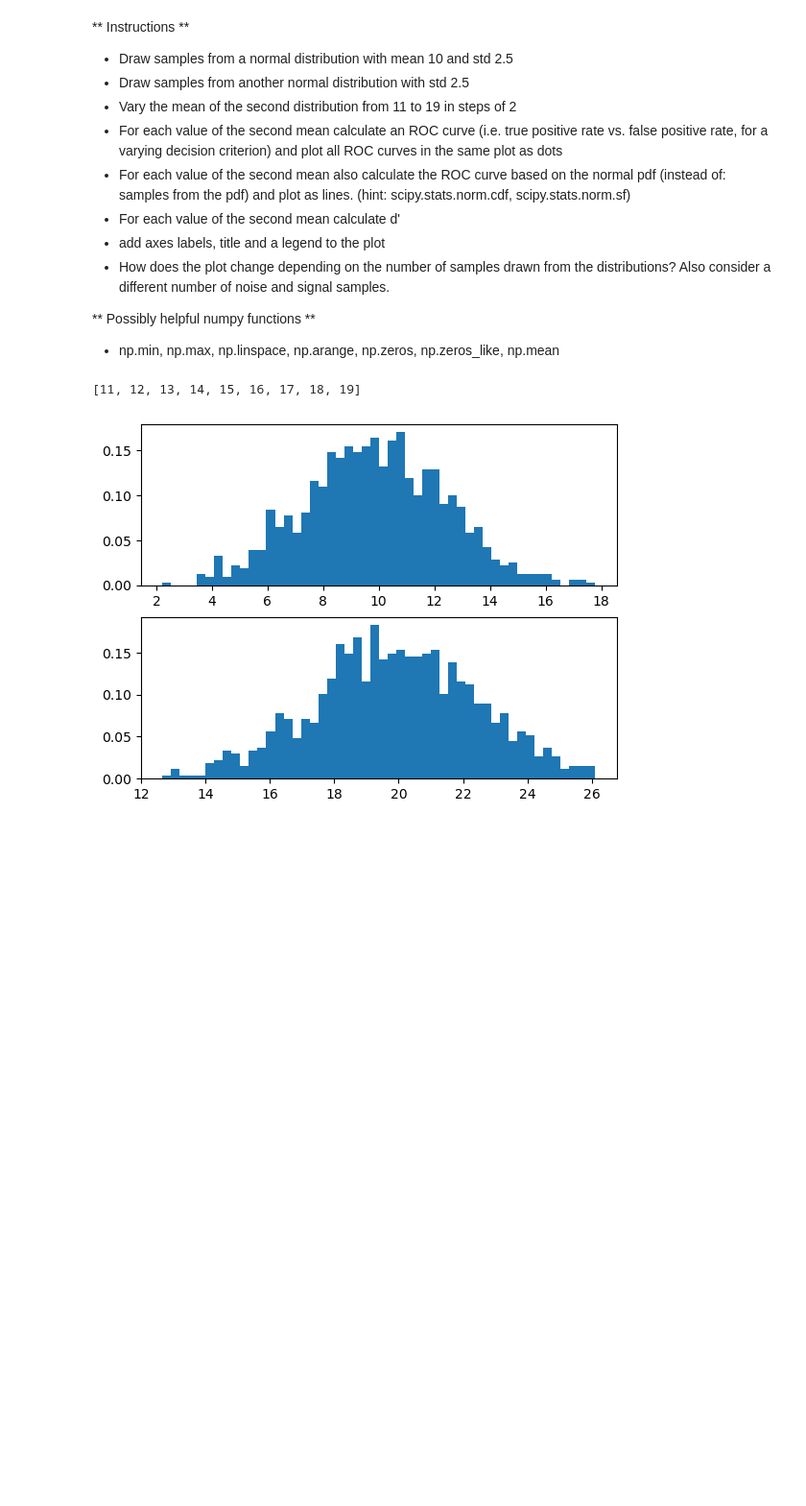
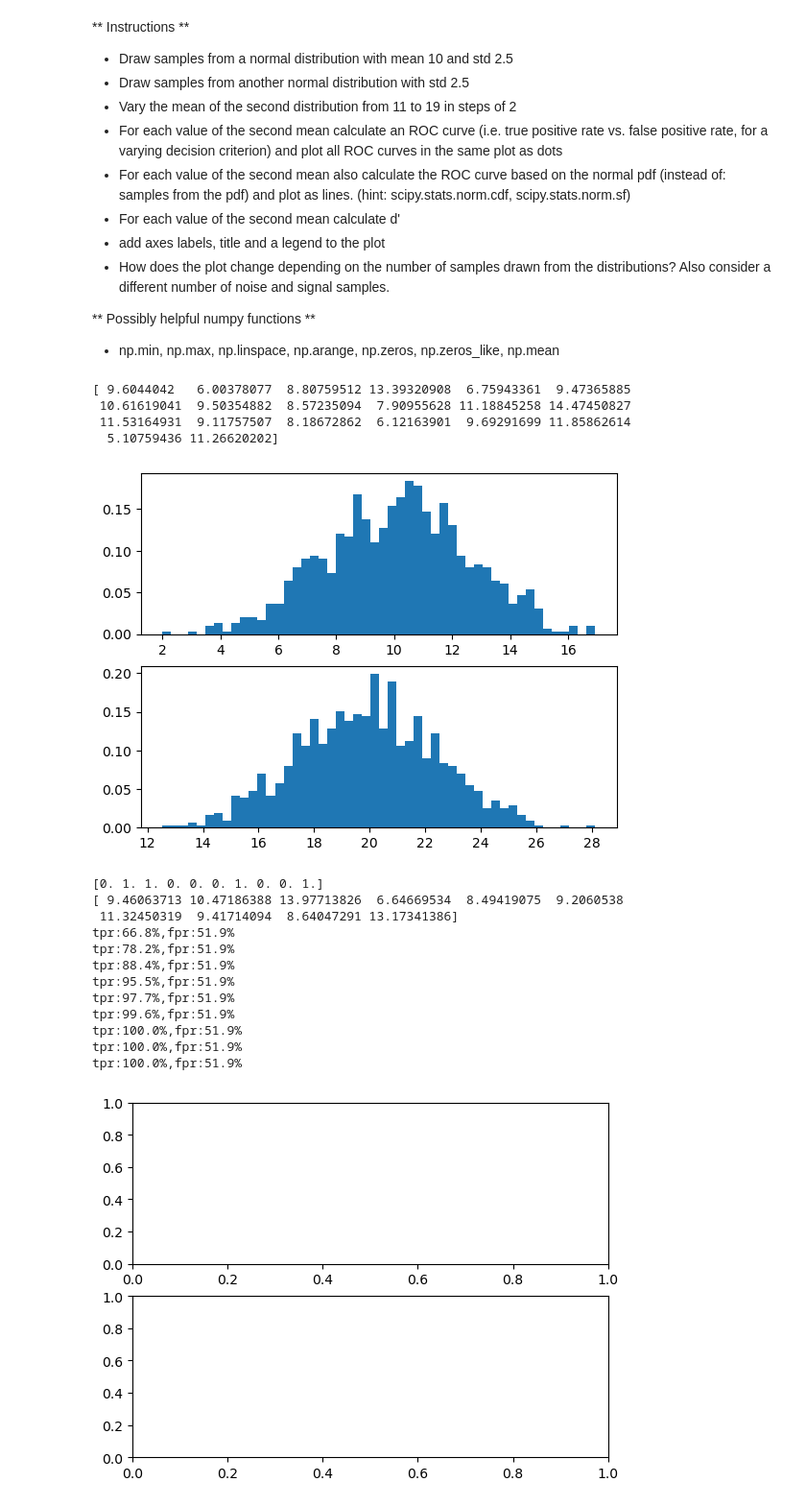
Before and after one commit to ejejeieei/CCNSS, a Jupyter notebook: ccnss2017_students-master/ccnss2017_students-master/module1/1_signal_detection_theory/signal_detection_theory.ipynb, the cells around one changed output. Shown at 96% size. Saved outputs shown, nothing was run; the diff lists cells and outputs as text; code cells hidden in the pictures; blank space fills up the shorter version.

```diff
--- a/ccnss2017_students-master/ccnss2017_students-master/module1/1_signal_detection_theory/signal_detection_theory.ipynb
+++ b/ccnss2017_students-master/ccnss2017_students-master/module1/1_signal_detection_theory/signal_detection_theory.ipynb
@@ -77,17 +81,69 @@ plt.show()
 
 ** Possibly helpful numpy functions **
 - np.min, np.max, np.linspace, np.arange, np.zeros, np.zeros_like, np.mean
-# %%
-a =  [i for i in range(20) if i > 10]
-a
-# %% [output]
-[11, 12, 13, 14, 15, 16, 17, 18, 19]
 # %%
 dis1 = np.random.normal(loc=10,scale=2.5,size=1000)
+print(dis1[:20])
 dis2 = np.random.normal(loc=20,scale=2.5,size=1000)
 _,axis = plt.subplots(2,1)
 axis[0].hist(dis1,bins=50,density=True)
 axis[1].hist(dis2,bins=50,density=True)
 plt.show()
 # %% [output]
+[ 9.6044042   6.00378077  8.80759512 13.39320908  6.75943361  9.47365885
+ 10.61619041  9.50354882  8.57235094  7.90955628 11.18845258 14.47450827
+ 11.53164931  9.11757507  8.18672862  6.12163901  9.69291699 11.85862614
+  5.10759436 11.26620202]
-[figure, old version]
+[figure, new version]
+# %%
+from sklearn.metrics import roc_curve
+mu1 = 10
+sigma = 2.5
+length = 1000
+threshold = 10
+mus =  [i for i in range(20) if i > 10]
+# binsList =np.zeros(len(nums))
+# yList = np.zeros(len(nums))
+rocArray = np.zeros((len(mus),length))
+disArray = np.zeros((len(mus),length))
+dis1 = np.random.normal(loc=mu1,scale=sigma,size=length)
+
+tprArray = np.array((len(mus),))
+fprArray = np.array(len(mus))
+
+numThreshold = 10
+_,axis = plt.subplots(2,1)
+for threshold in np.arange(1,10,0.5):
+    dis1_bin = np.zeros_like(dis1)
+    dis1_bin[dis1>threshold] = 1
+    for i in range(len(mus)):
+        dis2 = np.random.normal(loc=mus[i],scale=sigma,size=length)
+        dis2_bin  = np.zeros_like(dis2)
+        dis2_bin[dis2>threshold] = 1
+        tpr = dis2_bin.sum()/len(dis2_bin)
+        fpr = dis1_bin.sum()/len(dis1_bin)
+        print(f'tpr:{tpr*100}%,fpr:{fpr*100}%')
+        tprArray[i] = tpr
+        fprArray[i] = fpr
+
+
+
+#     fpr,tpr,threshold = roc_curve(dis1_bin,dis2,pos_label=2)
+#     print(f"fpr:{fpr},tpr:{tpr},threshold:{threshold}")
+
+#     axis[1].plot(bins,y,'--')
+# plt.show()
+# %% [output]
+[0. 1. 1. 0. 0. 0. 1. 0. 0. 1.]
+[ 9.46063713 10.47186388 13.97713826  6.64669534  8.49419075  9.2060538
+ 11.32450319  9.41714094  8.64047291 13.17341386]
+tpr:66.8%,fpr:51.9%
+tpr:78.2%,fpr:51.9%
+tpr:88.4%,fpr:51.9%
+tpr:95.5%,fpr:51.9%
+tpr:97.7%,fpr:51.9%
+tpr:99.6%,fpr:51.9%
+tpr:100.0%,fpr:51.9%
+tpr:100.0%,fpr:51.9%
+tpr:100.0%,fpr:51.9%
+[figure, added]
```
Also changed, not shown: parts of 2 cells of this notebook.
